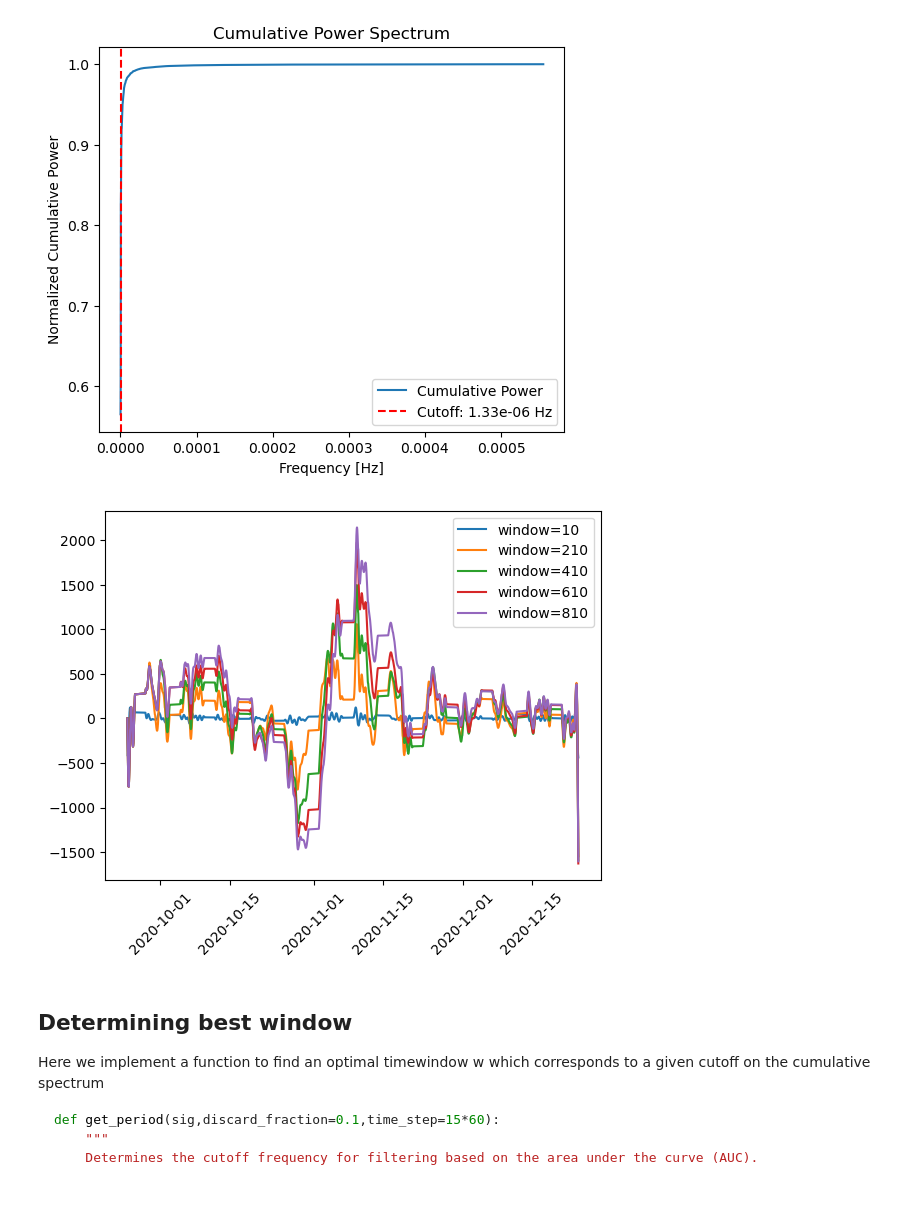
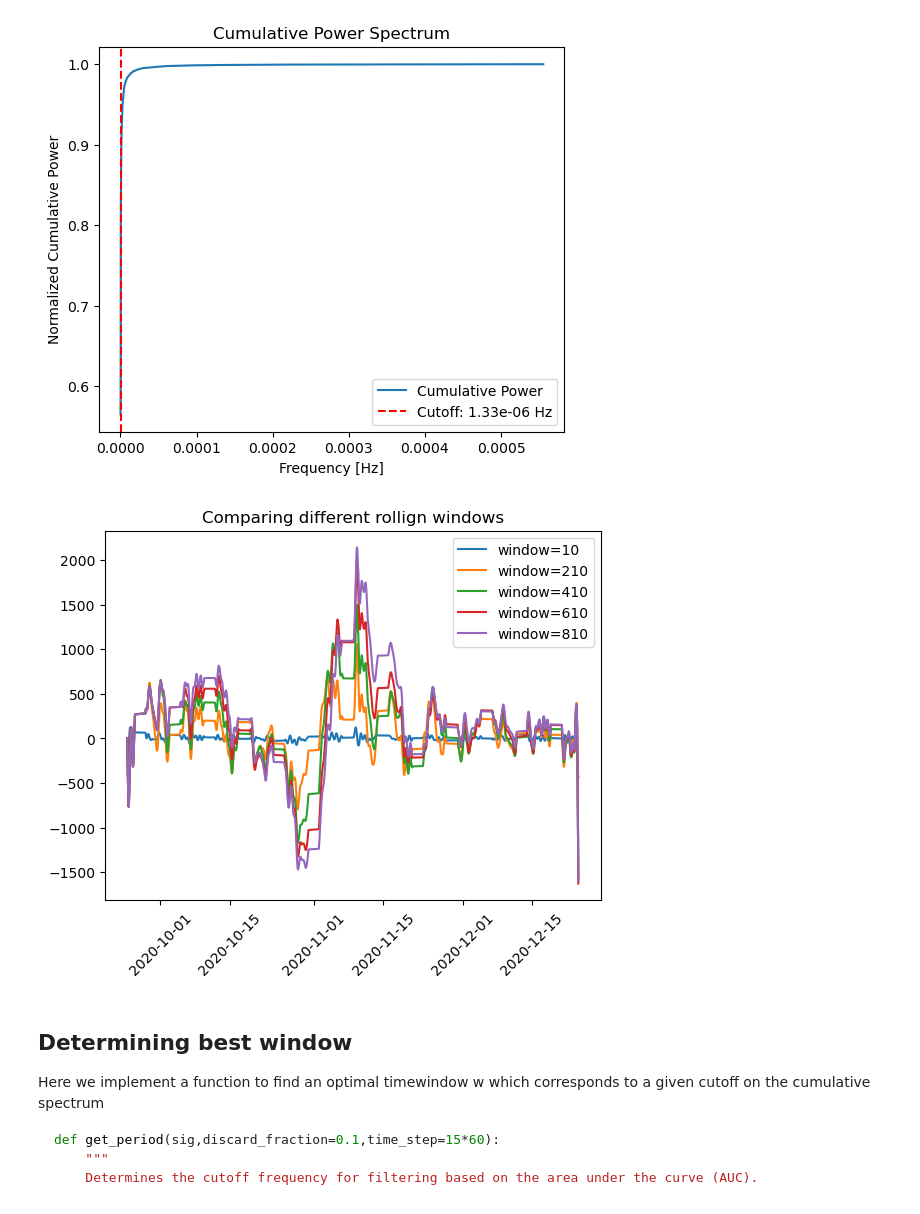
Before and after one commit to gpoccianti/LCP_projects_Y7, a Jupyter notebook: Code/XSOR_report.ipynb, the cells around one changed output. Drawn from its saved outputs; the diff is of its cells as text; code cells hidden in the pictures.

```diff
--- a/Code/XSOR_report.ipynb
+++ b/Code/XSOR_report.ipynb
@@ -844,12 +842,13 @@ cutoff=1/(get_period(sig,0.01)*900)
 # %%
 #plt.plot(filtered_sig, label="filtered signal")
 for w in range(10,1000,200):
     plt.plot(filtered_sig-filtered_sig.rolling(window=w, min_periods=1, center=False).mean(), label=f"window={w}")
 plt.xticks(rotation=45)
+plt.title("Comparing different rollign windows")
 plt.legend()
 plt.show()
 # %% [output]
-[figure, old version]
+[figure, new version]
 # %% [markdown]
 ## Determining best window
 
```
Also changed, not shown: parts of 9 cells of this notebook.
